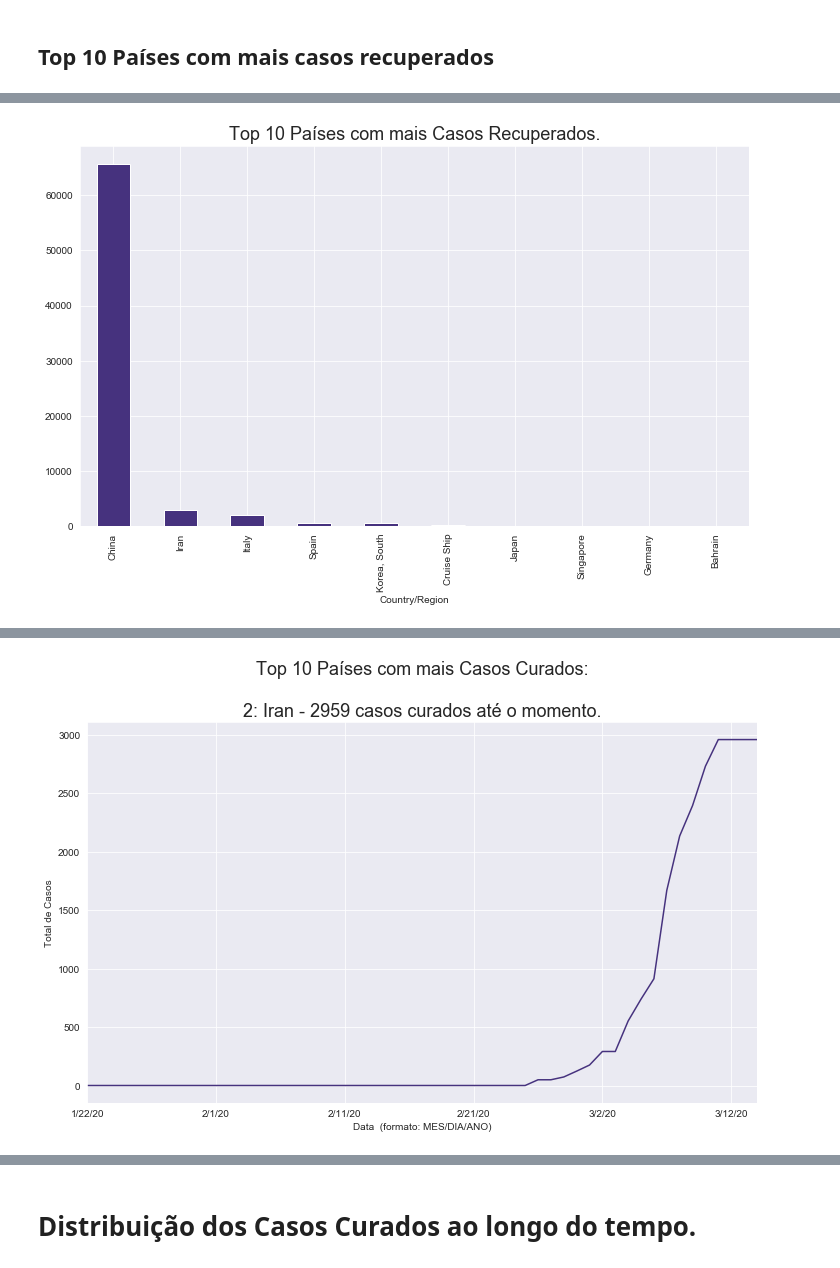
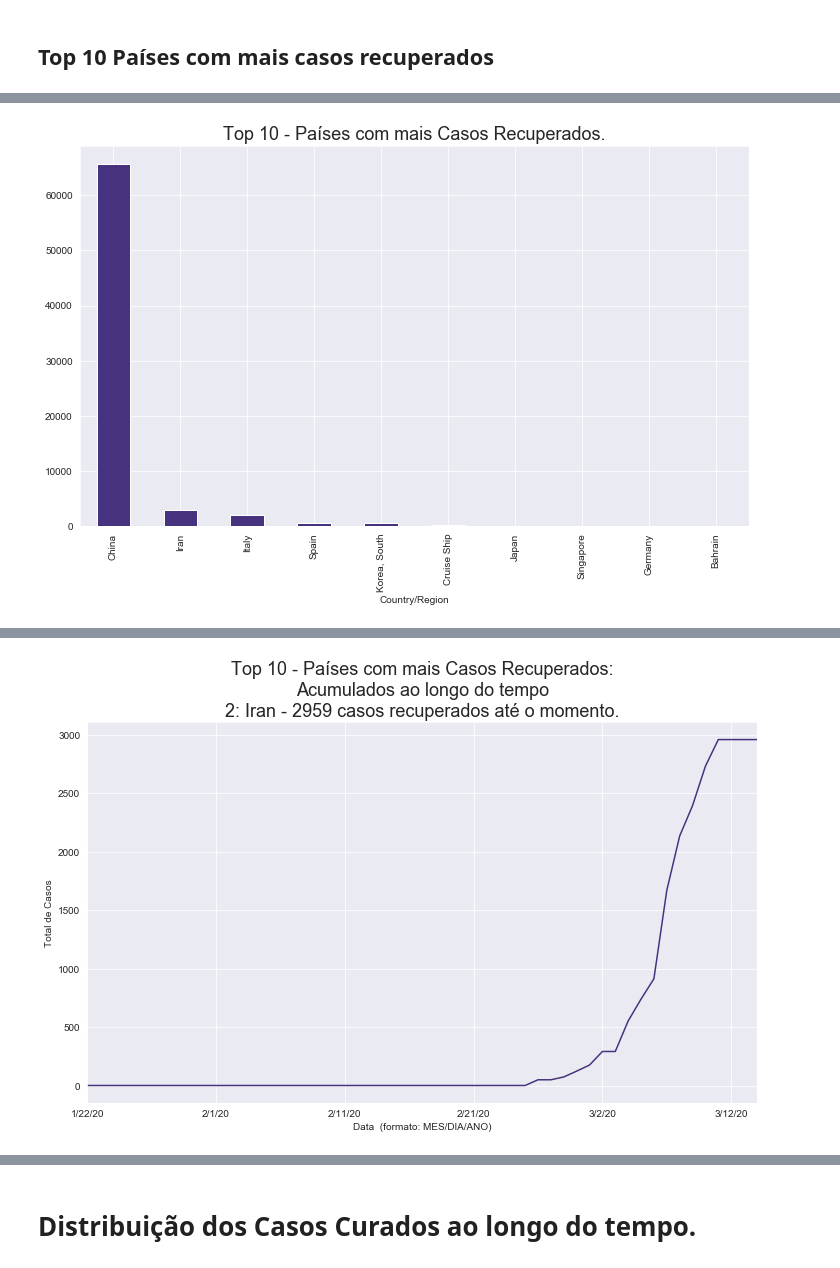
Before and after one commit to Alberto-Oliveira-Barbosa/covid-19, a Jupyter notebook: Covid-19.ipynb, the cells around one changed output, grey strips where cells are left out. Saved outputs shown, nothing was run; the diff lists cells and outputs as text; code cells hidden in the pictures.

```diff
--- a/Covid-19.ipynb
+++ b/Covid-19.ipynb
@@ -318,7 +324,7 @@ for posicao, i in enumerate(top10_mortes):
     total = mortes_confirmadas.groupby('Country/Region')[data_atual_mortes].sum().loc[i]
     plot_total_casos_pais(mortes_confirmadas,
                           i,
-                          'Top 10 Países com mais Mortes Confirmadas:\n\n'
+                          'Top 10 - Países com mais Mortes Confirmadas (Acumuladas):\n\n'
                           + str(posicao+1)
                           + ': ' + str(i)
                           + ' - ' + str(total) + ' mortes até o momento.',
@@ -342,7 +348,7 @@ for posicao, i in enumerate(top10_mortes):
     total = mortes_confirmadas.groupby('Country/Region')[data_atual_mortes].sum().loc[i]
     plot_novos_casos_pais(mortes_confirmadas,
                           i,
-                          'Top 10 Países com mais Mortes Confirmadas: \nDistribuição de mortes ao longo do tempo.\n'
+                          'Top 10 - Distribuição das mortes ao longo do tempo.\n'
                           + str(posicao+1)
                           + ': ' + str(i)
                           + ' - ' + str(total) + ' mortes até o momento.',
@@ -383,19 +389,19 @@ Bahrain            44
 Name: 3/14/20, dtype: int64
 # %%
 casos_recuperados.groupby('Country/Region')[data_atual_recuperados].sum().sort_values(ascending=False).head(10).plot(kind='bar')
-plt.title('Top 10 Países com mais Casos Recuperados.', fontsize=18)
+plt.title('Top 10 - Países com mais Casos Recuperados.', fontsize=18)
 plt.show()
 # %% [output]
-[figure, old version]
+[figure, new version]
 # %%
 # Plota os graficos de cada país no top 10
 for posicao, i in enumerate(top10_recuperados):
     total = casos_recuperados.groupby('Country/Region')[data_atual_recuperados].sum().loc[i]
     plot_total_casos_pais(casos_recuperados,
                           i,
-                          'Top 10 Países com mais Casos Curados:\n\n'
+                          'Top 10 - Países com mais Casos Recuperados:\nAcumulados ao longo do tempo\n'
                           + str(posicao+1)
                           + ': ' + str(i)
-                          + ' - ' + str(total) + ' casos curados até o momento.',
+                          + ' - ' + str(total) + ' casos recuperados até o momento.',
                           data_final=data_atual_recuperados)
 # %% [output]
@@ -403 +409 @@ for posicao, i in enumerate(top10_recuperados):
-[figure, old version]
+[figure, new version]
```
Also changed, not shown: parts of 6 cells of this notebook.
